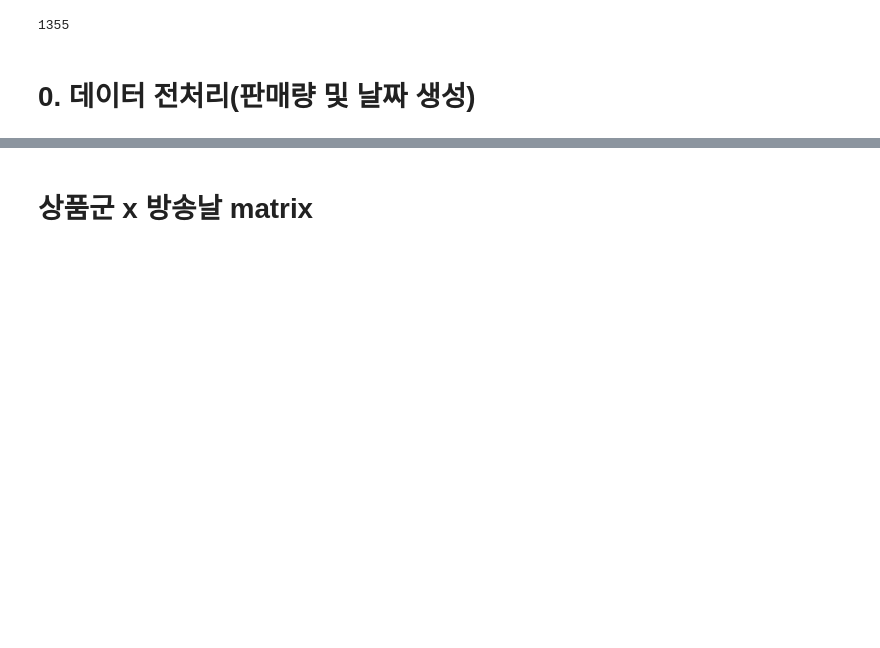
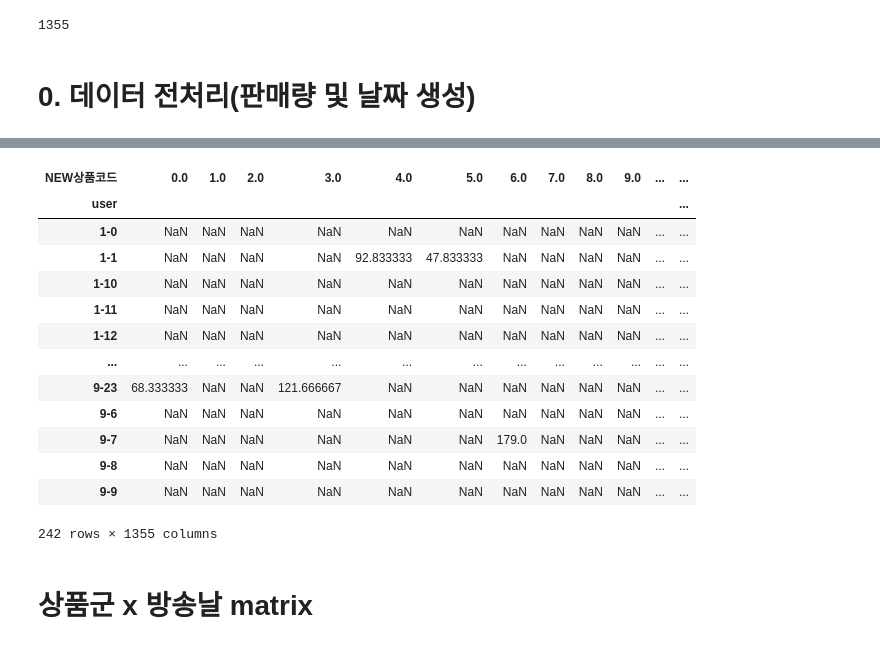
Before and after one commit to cryingjin/Shopping_GG, a Jupyter notebook: 3. Modeling/0913_recommendation.ipynb, the cells around one changed output, grey strips where cells are left out. Drawn from its saved outputs; the diff is of its cells as text; code cells hidden in the pictures; blank space fills up the shorter version.

```diff
--- a/3. Modeling/0913_recommendation.ipynb
+++ b/3. Modeling/0913_recommendation.ipynb
@@ -103,2 +103,2 @@ temp.sort_values('마더코드')
 # %%
-sale_raw.loc[(sale_raw['방송월'] == 12) & (sale_raw['방송일'] == 25) & (sale_raw['방송시간'] == 10)]
+sale_raw['user'] = sale_raw['방송월'].astype(str) + '-' + sale_raw['방송시간'].astype(str)
@@ -140,3 +105,20 @@ sale.loc[(sale['방송월'] == 12) & (sale['방송일'] == 25) & (sale['방송
+# %%
+pd.pivot_table(sale_raw, index = 'user', columns = 'NEW상품코드', values = '판매량', aggfunc=np.mean)
+# %% [output]
+| NEW상품코드 | 0.0 | 1.0 | 2.0 | 3.0 | 4.0 | 5.0 | 6.0 | 7.0 | 8.0 | 9.0 | ... | ... |
+| user |  |  |  |  |  |  |  |  |  |  |  | ... |
+| 1-0 | NaN | NaN | NaN | NaN | NaN | NaN | NaN | NaN | NaN | NaN | ... | ... |
+| 1-1 | NaN | NaN | NaN | NaN | 92.833333 | 47.833333 | NaN | NaN | NaN | NaN | ... | ... |
+| 1-10 | NaN | NaN | NaN | NaN | NaN | NaN | NaN | NaN | NaN | NaN | ... | ... |
+| 1-11 | NaN | NaN | NaN | NaN | NaN | NaN | NaN | NaN | NaN | NaN | ... | ... |
+| 1-12 | NaN | NaN | NaN | NaN | NaN | NaN | NaN | NaN | NaN | NaN | ... | ... |
+| ... | ... | ... | ... | ... | ... | ... | ... | ... | ... | ... | ... | ... |
+| 9-23 | 68.333333 | NaN | NaN | 121.666667 | NaN | NaN | NaN | NaN | NaN | NaN | ... | ... |
+| 9-6 | NaN | NaN | NaN | NaN | NaN | NaN | NaN | NaN | NaN | NaN | ... | ... |
+| 9-7 | NaN | NaN | NaN | NaN | NaN | NaN | 179.0 | NaN | NaN | NaN | ... | ... |
+| 9-8 | NaN | NaN | NaN | NaN | NaN | NaN | NaN | NaN | NaN | NaN | ... | ... |
+| 9-9 | NaN | NaN | NaN | NaN | NaN | NaN | NaN | NaN | NaN | NaN | ... | ... |
+242 rows × 1355 columns
 # %% [markdown]
 # 상품군 x 방송날 matrix
 # %%
```
Also changed, not shown: parts of 6 cells of this notebook, 7 other files.
